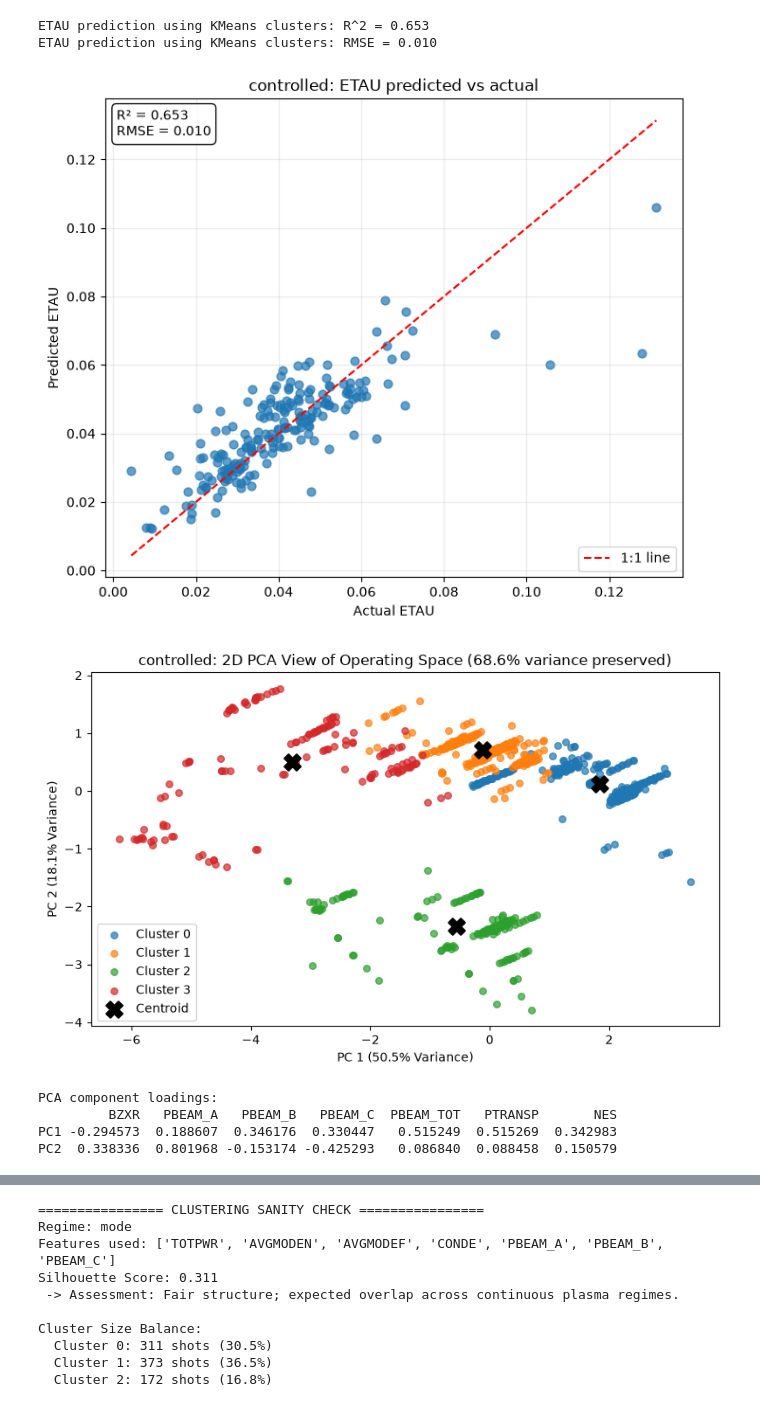
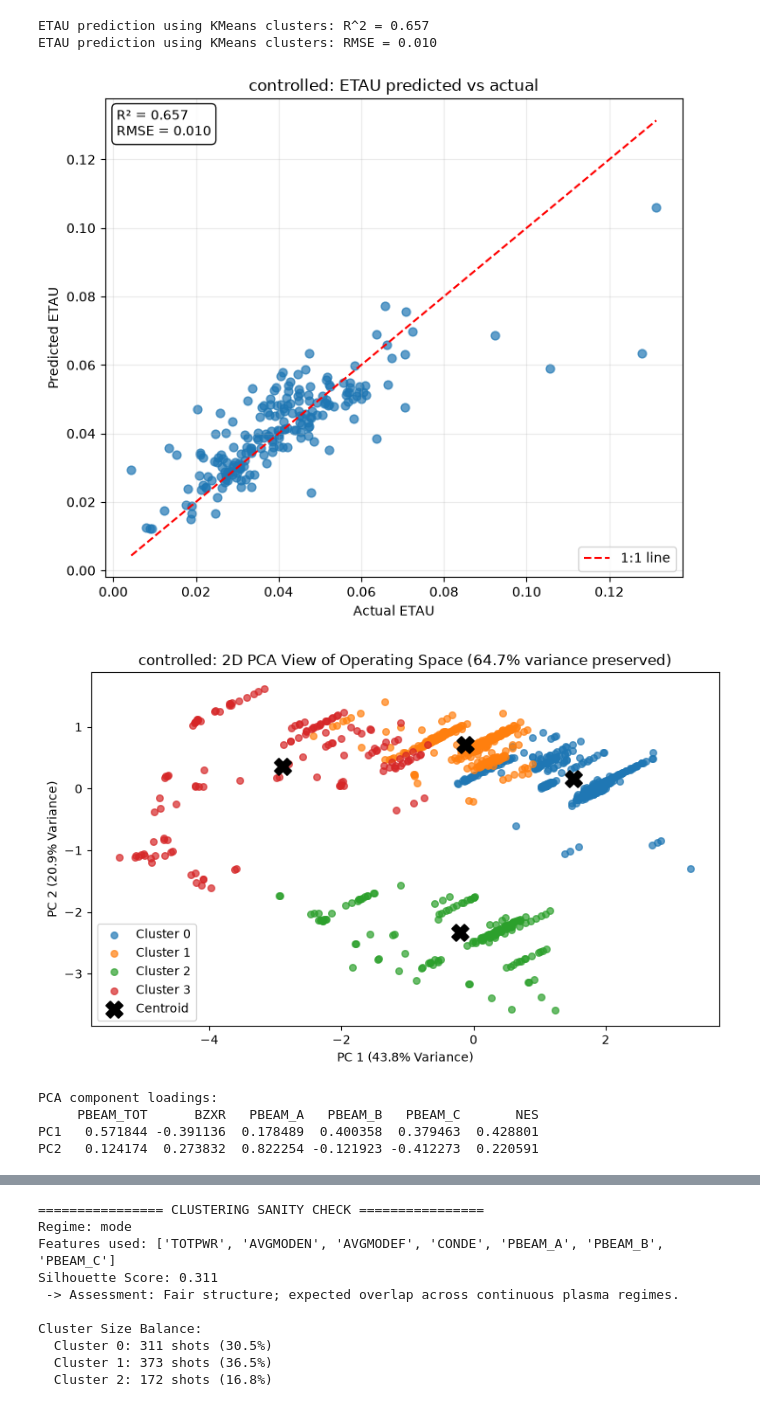
Before and after one commit to aldensantoso/electron_thermal_transport, a Jupyter notebook: 03_modeling_and_analysis.ipynb, the cells around one changed output, grey strips where cells are left out. Cells and saved outputs as stored; diff of their text form; code cells hidden in the pictures.

```diff
--- a/03_modeling_and_analysis.ipynb
+++ b/03_modeling_and_analysis.ipynb
@@ -1,7 +1,16 @@
 # %%
 from src.run_model import run_analysis
 
-analysis_controlled = run_analysis()
+controlled_features = [
+    "PBEAM_TOT",
+    "BZXR",
+    "PBEAM_A",
+    "PBEAM_B",
+    "PBEAM_C",
+    "NES",
+]
+
+analysis_controlled = run_analysis(feature_cols = controlled_features, regime_name = "controlled", n_clusters = 4)
 analysis_controlled["report"]
 analysis_controlled["cluster_summary"]
 # %% [output]
@@ -28,12 +37,12 @@ Cluster_Label
 Passing `palette` without assigning `hue` is deprecated and will be removed in v0.14.0. Assign the `x` variable to `hue` and set `legend=False` for the same effect.
 
   sns.boxplot(data=work, x="Cluster_Label", y=target_col, palette="viridis")
 [figure]
-ETAU prediction using KMeans clusters: R^2 = 0.653
+ETAU prediction using KMeans clusters: R^2 = 0.657
 ETAU prediction using KMeans clusters: RMSE = 0.010
-[figure, old version]
+[figure, new version]
-[figure, old version]
+[figure, new version]
 PCA component loadings:
-         BZXR   PBEAM_A   PBEAM_B   PBEAM_C  PBEAM_TOT   PTRANSP       NES
-PC1 -0.294573  0.188607  0.346176  0.330447   0.515249  0.515269  0.342983
-PC2  0.338336  0.801968 -0.153174 -0.425293   0.086840  0.088458  0.150579
+     PBEAM_TOT      BZXR   PBEAM_A   PBEAM_B   PBEAM_C       NES
+PC1   0.571844 -0.391136  0.178489  0.400358  0.379463  0.428801
+PC2   0.124174  0.273832  0.822254 -0.121923 -0.412273  0.220591
```
Also changed, not shown: parts of 2 cells of this notebook, 2 other files.
